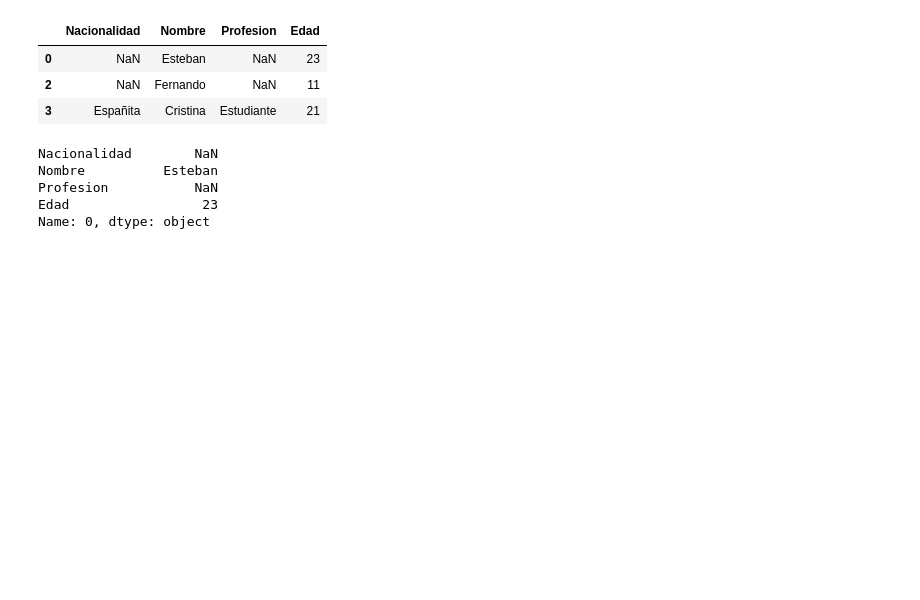
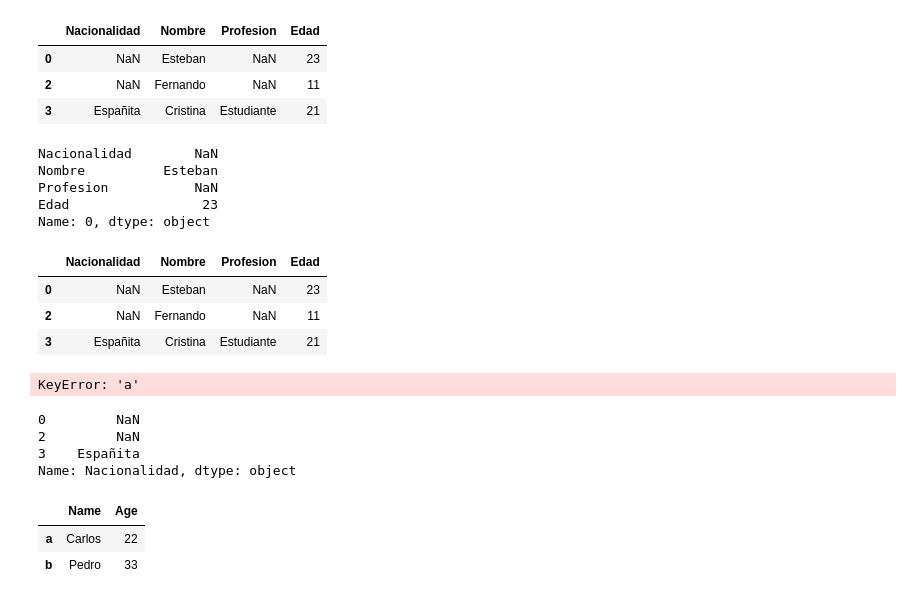
Before and after one commit to RaulCapellanFernandez/DecatlonEstadistics, a Jupyter notebook: Archivos Previos/Mis Cosas/Practicar1.ipynb, the cells around one changed output. Cells and saved outputs as stored; diff of their text form; code cells hidden in the pictures; blank space fills up the shorter version.

```diff
--- a/Archivos Previos/Mis Cosas/Practicar1.ipynb
+++ b/Archivos Previos/Mis Cosas/Practicar1.ipynb
@@ -436,0 +437,29 @@ Name: 0, dtype: object
+# %%
+dFrame
+# %% [output]
+|  | Nacionalidad | Nombre | Profesion | Edad |
+| 0 | NaN | Esteban | NaN | 23 |
+| 2 | NaN | Fernando | NaN | 11 |
+| 3 | Españita | Cristina | Estudiante | 21 |
+# %%
+dFrame.loc['a']
+#No tiene ningun sentido porque loc trabaja con las etiquetas y en este caso
+#las etiquetas son numeros como se ve en la tabla superior
+# %% [output]
+KeyError: 'a'
+# %%
+dFrame['Nacionalidad']
+dFrame.iloc(axis=1)[0]
+#Filtro mas complejo pero hace lo mismo imprimir una columna
+# %% [output]
+0         NaN
+2         NaN
+3    Españita
+Name: Nacionalidad, dtype: object
+# %%
+frame  = pd.DataFrame({"Name" : ['Carlos','Pedro'], "Age" : [22,33]}, index=['a','b'])
+frame
+# %% [output]
+|  | Name | Age |
+| a | Carlos | 22 |
+| b | Pedro | 33 |
```
Also changed, not shown: parts of 15 cells of this notebook, 1 other file.
